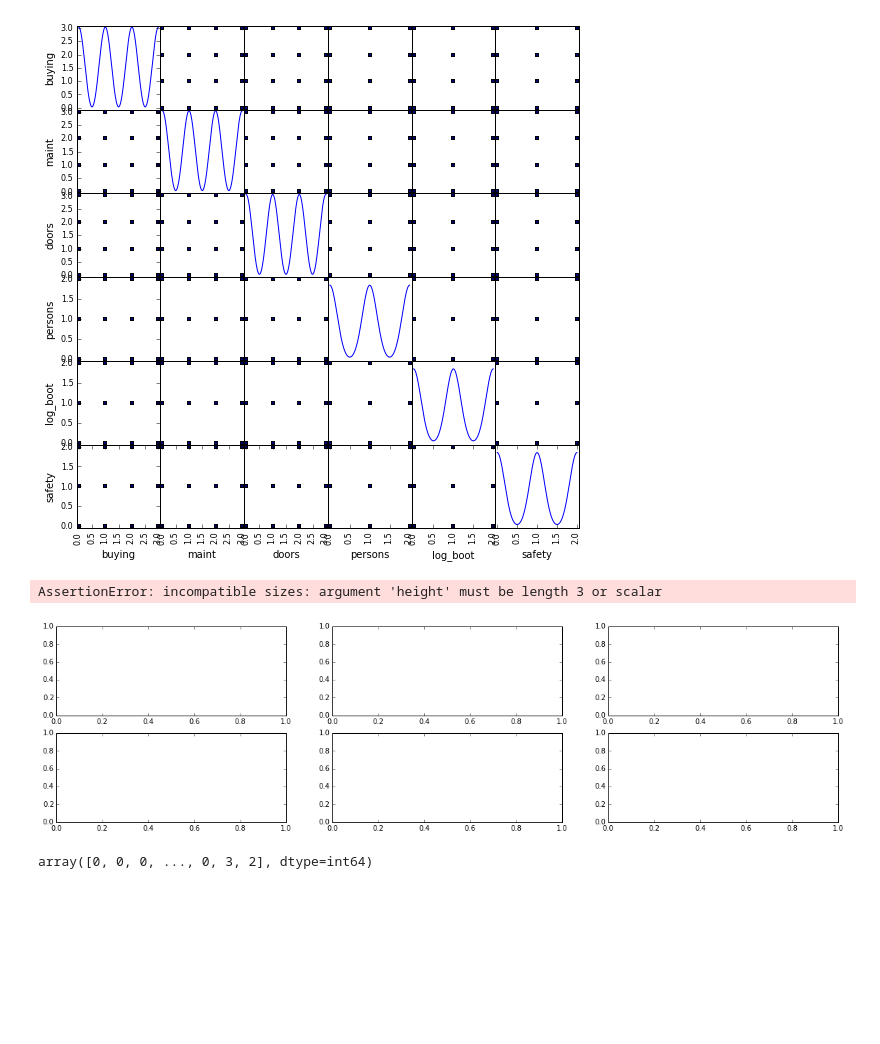
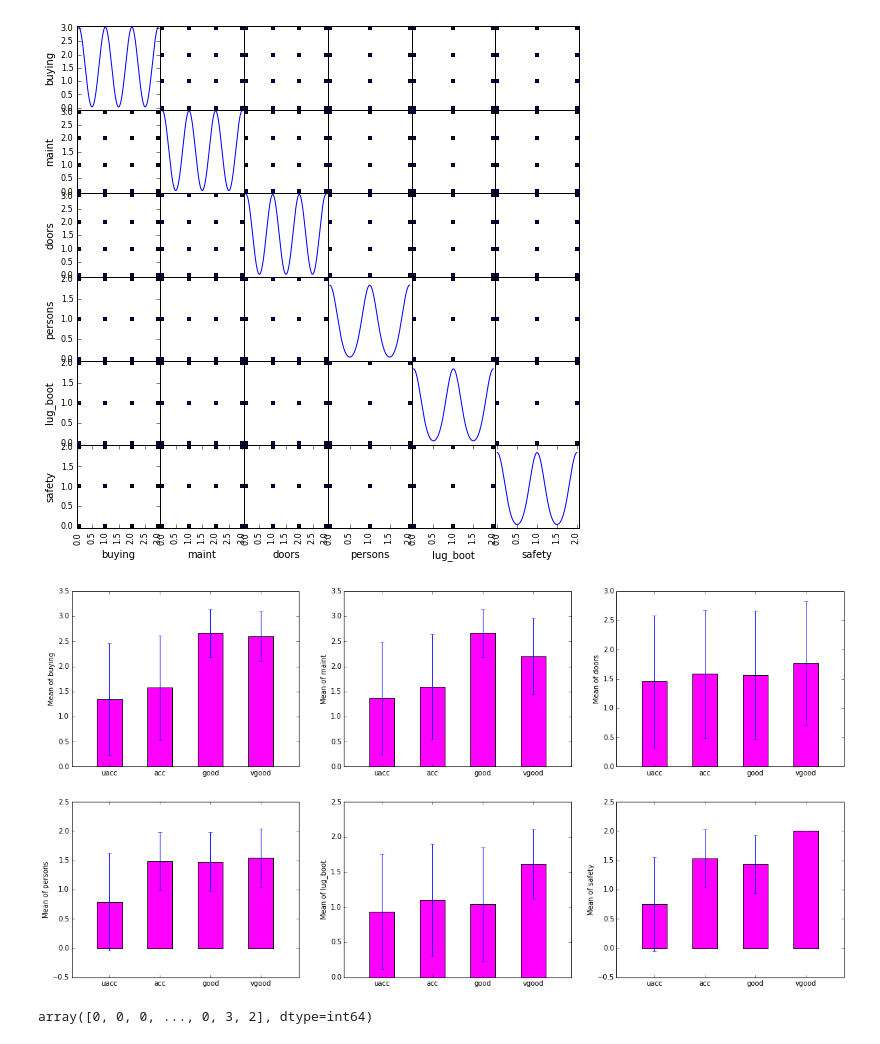
Before and after one commit to SByeol/data_science, a Jupyter notebook: HW2_Car_Evaluation.ipynb, the cells around one changed output. Cells and saved outputs as stored; diff of their text form; code cells hidden in the pictures; blank space fills up the shorter version.

```diff
--- a/HW2_Car_Evaluation.ipynb
+++ b/HW2_Car_Evaluation.ipynb
@@ -50,7 +50,7 @@ df.describe()
 # [Mission 1] 모든 속성들을 수치형 데이터로 변환
 
 map_dic = {}
-for i in feature_names:
+for i in all_names:
     unique_array = df[i].unique()
     N = len(unique_array)
     map_dic[i] = {}
@@ -203,9 +203,6 @@ for i in range(0,5) :
         options[t][o_list[1]] = feature_names[j]
         options[t][o_list[2]] = feature_names[i]
         options[t][o_list[3]] = feature_names[j]
-        df_y = df[feature_names[i]]
-        options[t][o_list[4]] = df_y.min()-1
-        options[t][o_list[5]] = df_y.max()+1
         t += 1
 # %%
 options
@@ -240,6 +237,5 @@ for i in range(0,9):
     vgood = ax[i].scatter(df_vgood[options[i]['data_x']], df_vgood[options[i]['data_y']], color='magenta')
     ax[i].set_xlabel(options[i]['label_x'])
     ax[i].set_ylabel(options[i]['label_y'])
-    ax[i].set_ylim([options[i]['ylim_min'], options[i]['ylim_max']])
     ax[i].legend((uacc, acc, good, vgood), ('uacc', 'acc', 'good', 'vgood'))
 # %% [output]
@@ -259,6 +255,5 @@ for i in range(0,6):
     vgood = ax[i].scatter(df_vgood[options[i+9]['data_x']], df_vgood[options[i+9]['data_y']], color='magenta')
     ax[i].set_xlabel(options[i+9]['label_x'])
     ax[i].set_ylabel(options[i+9]['label_y'])
-    ax[i].set_ylim([options[i+9]['ylim_min'], options[i+9]['ylim_max']])
     ax[i].legend((uacc, acc, good, vgood), ('uacc', 'acc', 'good', 'vgood'))
 # %% [output]
@@ -276,32 +271,31 @@ _ = scatter_matrix(df2, figsize=(9, 9), diagonal='kde')
 # %%
 stats = {}
 for i in range(0,6):
     stats[i] = {}
     stats[i]['mean'] = (df_uacc[feature_names[i]].mean(),
                         df_acc[feature_names[i]].mean(),
                         df_good[feature_names[i]].mean(),
                         df_vgood[feature_names[i]].mean())
     stats[i]['std'] = (df_uacc[feature_names[i]].std(),
                        df_acc[feature_names[i]].std(),
                        df_good[feature_names[i]].std(),
                        df_vgood[feature_names[i]].std())
 
-ind = Series([0.5, 1.5, 2.5])
+ind = Series([0.5, 1.5, 2.5, 3.5])
 width = 0.5
-fig = plt.figure(figsize=(20, 5))
+fig = plt.figure(figsize=(20, 10))
 ay = []
 for i in range(0,6):
     ay.append(fig.add_subplot(230 + (i+1)))
 
 for i in range(0,6):
     ay[i].bar(ind, stats[i]['mean'], 0.5, color='magenta', yerr=stats[i]['std'])
-    ay[i].set_xlim([0, 3.5])
+    ay[i].set_xlim([0, 4.5])
     ay[i].set_ylabel('Mean of ' + feature_names[i])
     ay[i].set_xticks(ind + width/2)
-    ay[i].set_xticklabels(iris_names)
+    ay[i].set_xticklabels(['uacc', 'acc', 'good', 'vgood'])
 # %% [output]
-AssertionError: incompatible sizes: argument 'height' must be length 3 or scalar
-[figure, old version]
+[figure, new version]
 # %%
 # [Mission 4] 전체 데이터 집합에 대한 Entropy 산출
 
```
Also changed, not shown: parts of 41 cells of this notebook, 3 other files.
